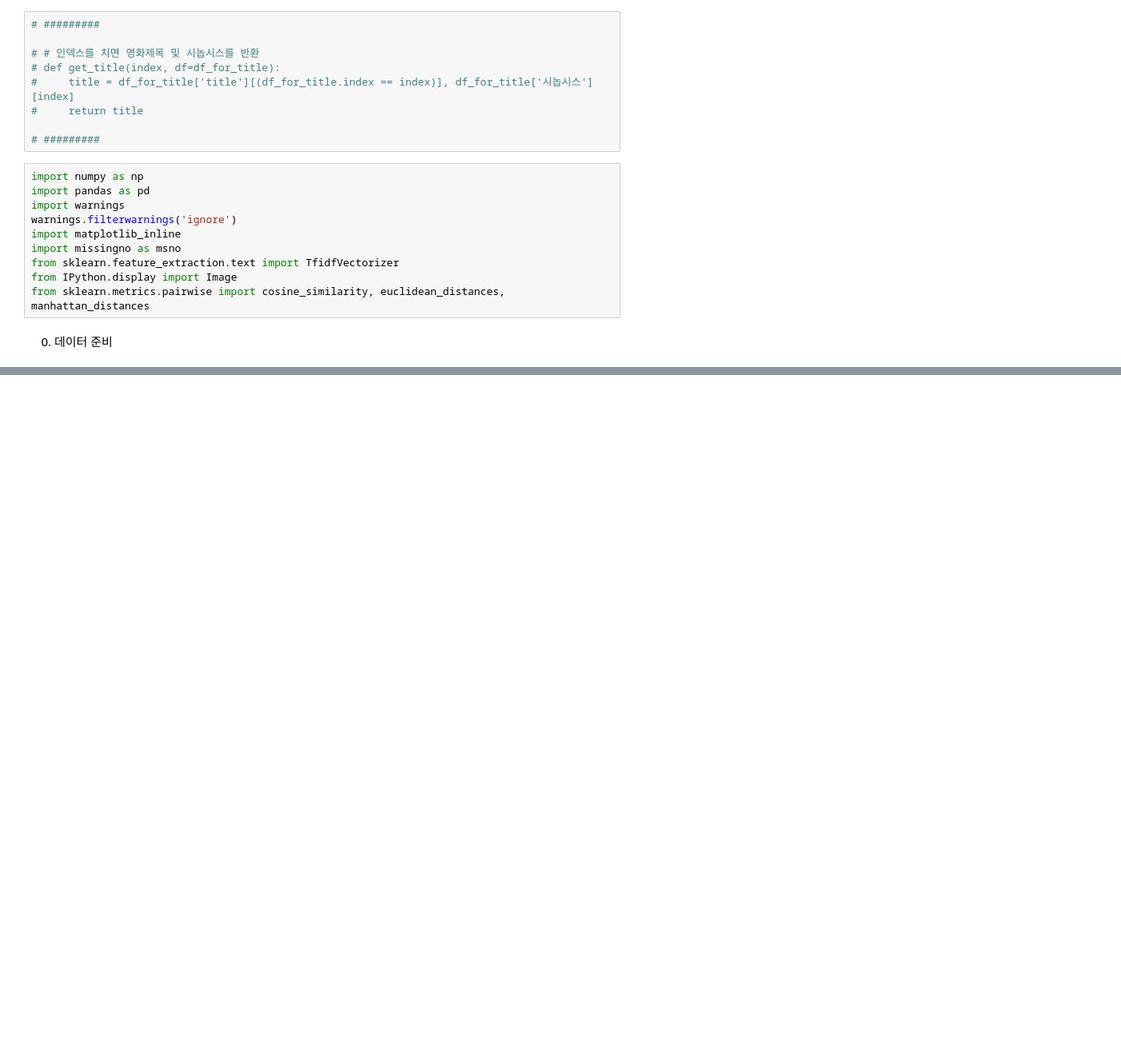
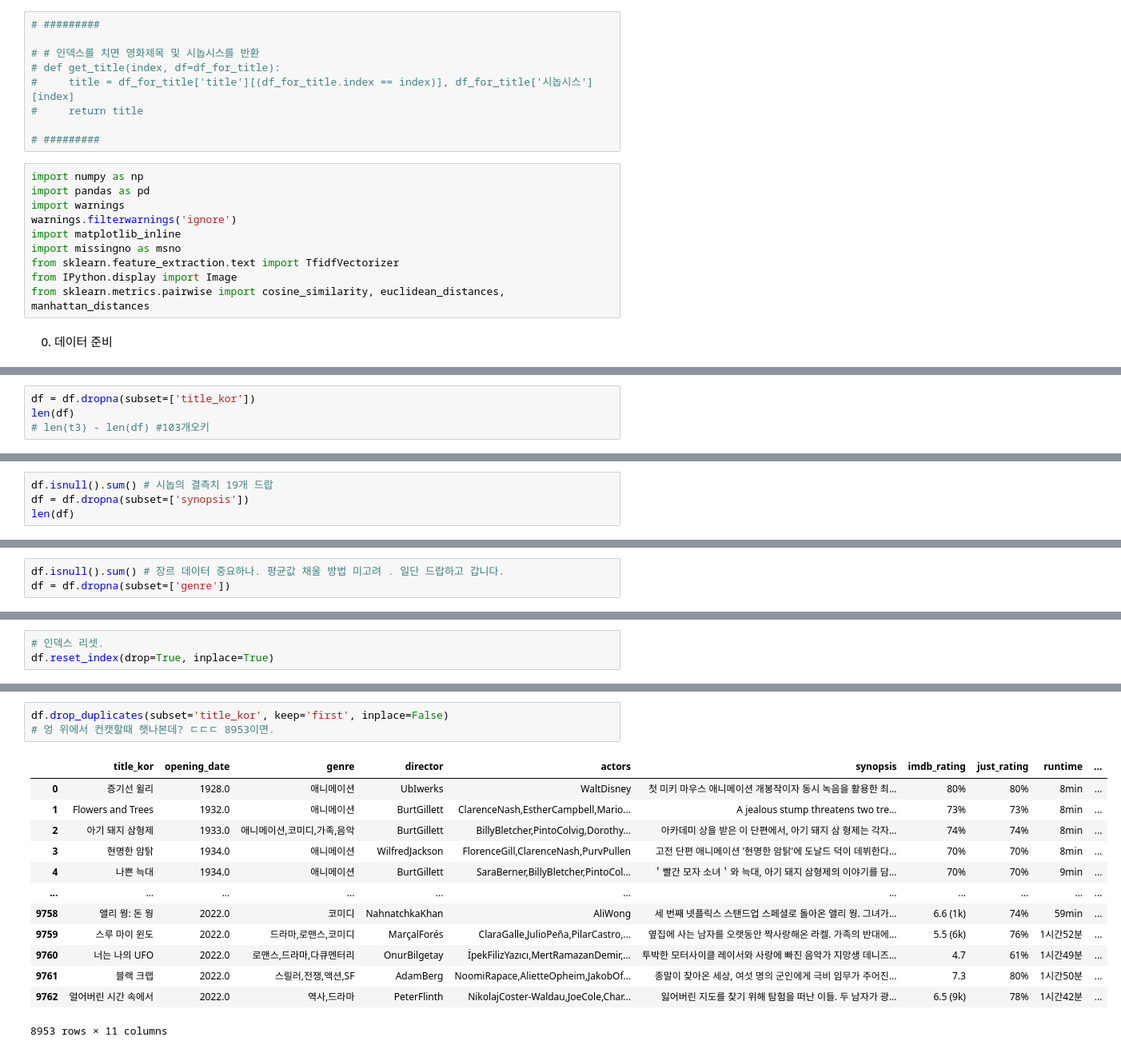
Before and after one commit to 0jipy/project_JI, a Jupyter notebook: 0.Model/02.M1_rec_ver2.ipynb, the cells around one changed output, grey strips where cells are left out. Shown at 80% size. Cells and saved outputs as stored; diff of their text form; blank space fills up the shorter version.

```diff
--- a/0.Model/02.M1_rec_ver2.ipynb
+++ b/0.Model/02.M1_rec_ver2.ipynb
@@ -70,0 +153,4 @@ user\Desktop\Python
+# %%
+df = df.dropna(subset=['title_kor'])
+len(df)
+# len(t3) - len(df) #103개오키
@@ -70,0 +159,4 @@ user\Desktop\Python
+# %%
+df.isnull().sum() # 시놉의 결측치 19개 드랍
+df = df.dropna(subset=['synopsis'])
+len(df)
@@ -70,0 +165,3 @@ user\Desktop\Python
+# %%
+df.isnull().sum() # 장르 데이터 중요하나. 평균값 채울 방법 미고려 . 일단 드랍하고 갑니다.
+df = df.dropna(subset=['genre'])
@@ -70,0 +172,3 @@ user\Desktop\Python
+# %%
+# 인덱스 리셋.
+df.reset_index(drop=True, inplace=True)
@@ -70,0 +577,17 @@ user\Desktop\Python
+# %%
+df.drop_duplicates(subset='title_kor', keep='first', inplace=False)
+# 엉 위에서 컨캣할때 햇나본데? ㄷㄷㄷ 8953이면.
+# %% [output]
+|  | title_kor | opening_date | genre | director | actors | synopsis | imdb_rating | just_rating | runtime | ... |
+| 0 | 증기선 윌리 | 1928.0 | 애니메이션 | UbIwerks | WaltDisney | 첫 미키 마우스 애니메이션 개봉작이자 동시 녹음을 활용한 최... | 80% | 80% | 8min | ... |
+| 1 | Flowers and Trees | 1932.0 | 애니메이션 | BurtGillett | ClarenceNash,EstherCampbell,Mario... | A jealous stump threatens two tre... | 73% | 73% | 8min | ... |
+| 2 | 아기 돼지 삼형제 | 1933.0 | 애니메이션,코미디,가족,음악 | BurtGillett | BillyBletcher,PintoColvig,Dorothy... | 아카데미 상을 받은 이 단편에서, 아기 돼지 삼 형제는 각자... | 74% | 74% | 8min | ... |
+| 3 | 현명한 암탉 | 1934.0 | 애니메이션 | WilfredJackson | FlorenceGill,ClarenceNash,PurvPullen | 고전 단편 애니메이션 '현명한 암탉'에 도날드 덕이 데뷔한다... | 70% | 70% | 8min | ... |
+| 4 | 나쁜 늑대 | 1934.0 | 애니메이션 | BurtGillett | SaraBerner,BillyBletcher,PintoCol... | ＇빨간 모자 소녀＇와 늑대, 아기 돼지 삼형제의 이야기를 담... | 70% | 70% | 9min | ... |
+| ... | ... | ... | ... | ... | ... | ... | ... | ... | ... | ... |
+| 9758 | 앨리 웡: 돈 웡 | 2022.0 | 코미디 | NahnatchkaKhan | AliWong | 세 번째 넷플릭스 스탠드업 스페셜로 돌아온 앨리 웡. 그녀가... | 6.6 (1k) | 74% | 59min | ... |
+| 9759 | 스루 마이 윈도 | 2022.0 | 드라마,로맨스,코미디 | MarçalForés | ClaraGalle,JulioPeña,PilarCastro,... | 옆집에 사는 남자를 오랫동안 짝사랑해온 라켈. 가족의 반대에... | 5.5 (6k) | 76% | 1시간52분 | ... |
+| 9760 | 너는 나의 UFO | 2022.0 | 로맨스,드라마,다큐멘터리 | OnurBilgetay | İpekFilizYazıcı,MertRamazanDemir,... | 투박한 모터사이클 레이서와 사랑에 빠진 음악가 지망생 데니즈... | 4.7 | 61% | 1시간49분 | ... |
+| 9761 | 블랙 크랩 | 2022.0 | 스릴러,전쟁,액션,SF | AdamBerg | NoomiRapace,AlietteOpheim,JakobOf... | 종말이 찾아온 세상, 여섯 명의 군인에게 극비 임무가 주어진... | 7.3 | 80% | 1시간50분 | ... |
+| 9762 | 얼어버린 시간 속에서 | 2022.0 | 역사,드라마 | PeterFlinth | NikolajCoster-Waldau,JoeCole,Char... | 잃어버린 지도를 찾기 위해 탐험을 떠난 이들. 두 남자가 광... | 6.5 (9k) | 78% | 1시간42분 | ... |
+8953 rows × 11 columns
```
Also changed, not shown: parts of 58 cells of this notebook.
